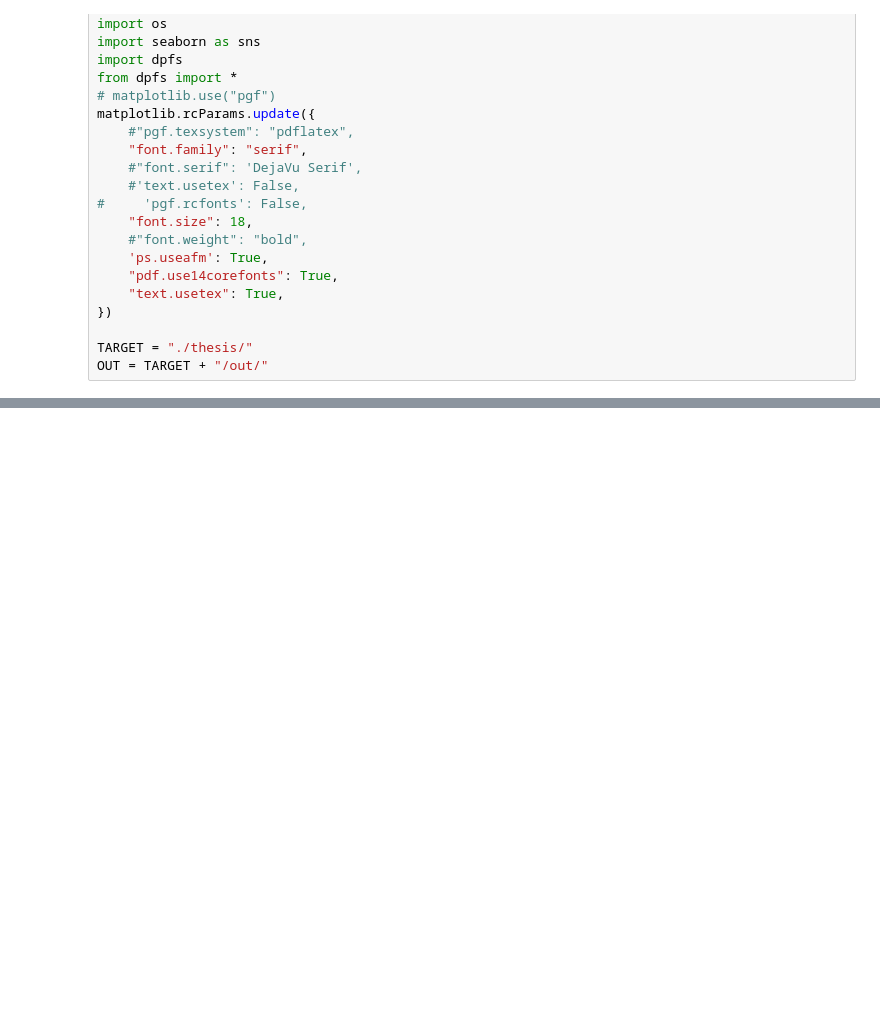
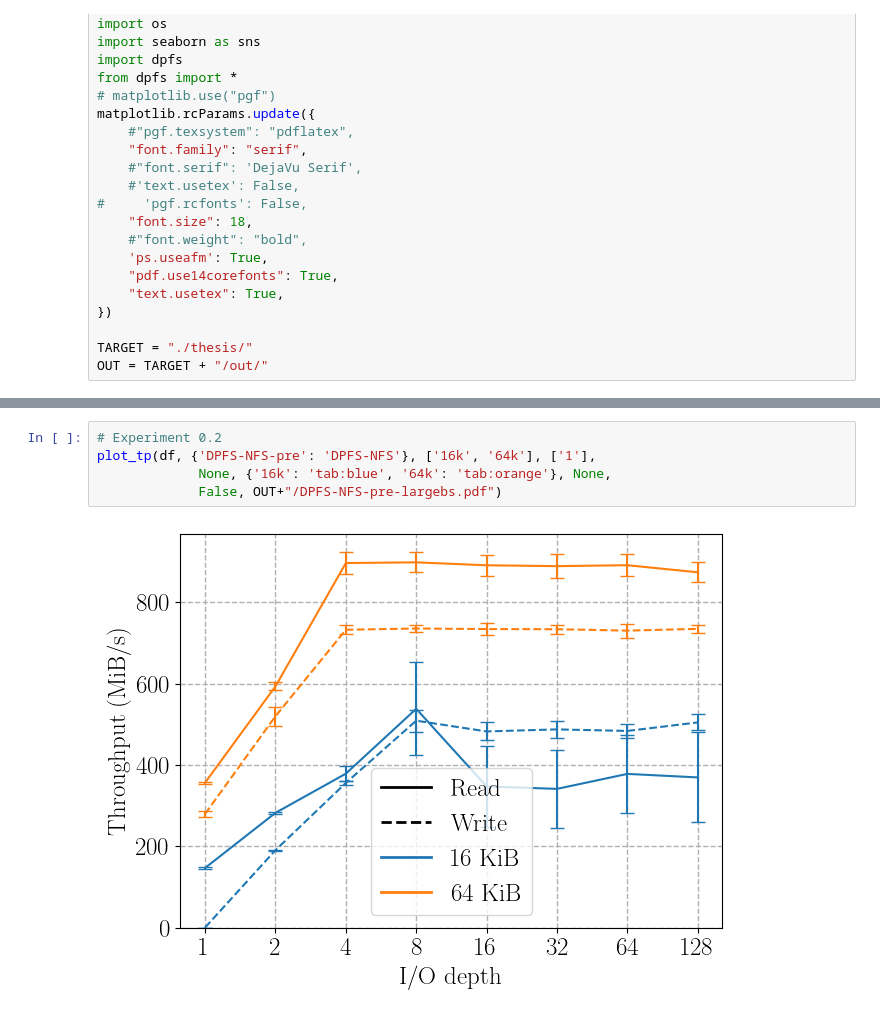
Before and after one commit to IBM/DPFS, a Jupyter notebook: experiments/results/thesis.ipynb, the cells around one changed output, grey strips where cells are left out. Saved outputs shown, nothing was run; the diff lists cells and outputs as text; blank space fills up the shorter version.

```diff
--- a/experiments/results/thesis.ipynb
+++ b/experiments/results/thesis.ipynb
@@ -86,2 +107,9 @@ ServerApp.rate_limit_window=3.0 (secs)
+# %%
+# Experiment 0.2
+plot_tp(df, {'DPFS-NFS-pre': 'DPFS-NFS'}, ['16k', '64k'], ['1'],
+             None, {'16k': 'tab:blue', '64k': 'tab:orange'}, None,
+             False, OUT+"/DPFS-NFS-pre-largebs.pdf")
+# %% [output]
+[figure, added]
 # %%
 # Experiment 1.1
```
Also changed, not shown: parts of 5 cells of this notebook, 15 other files.
